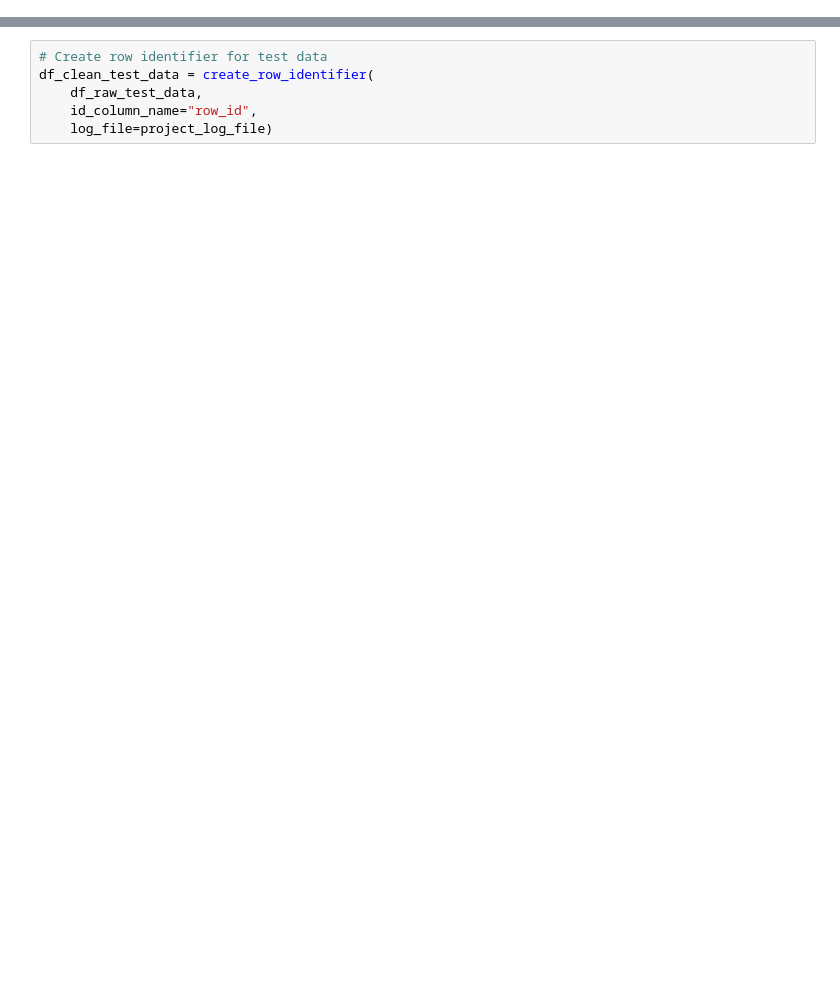
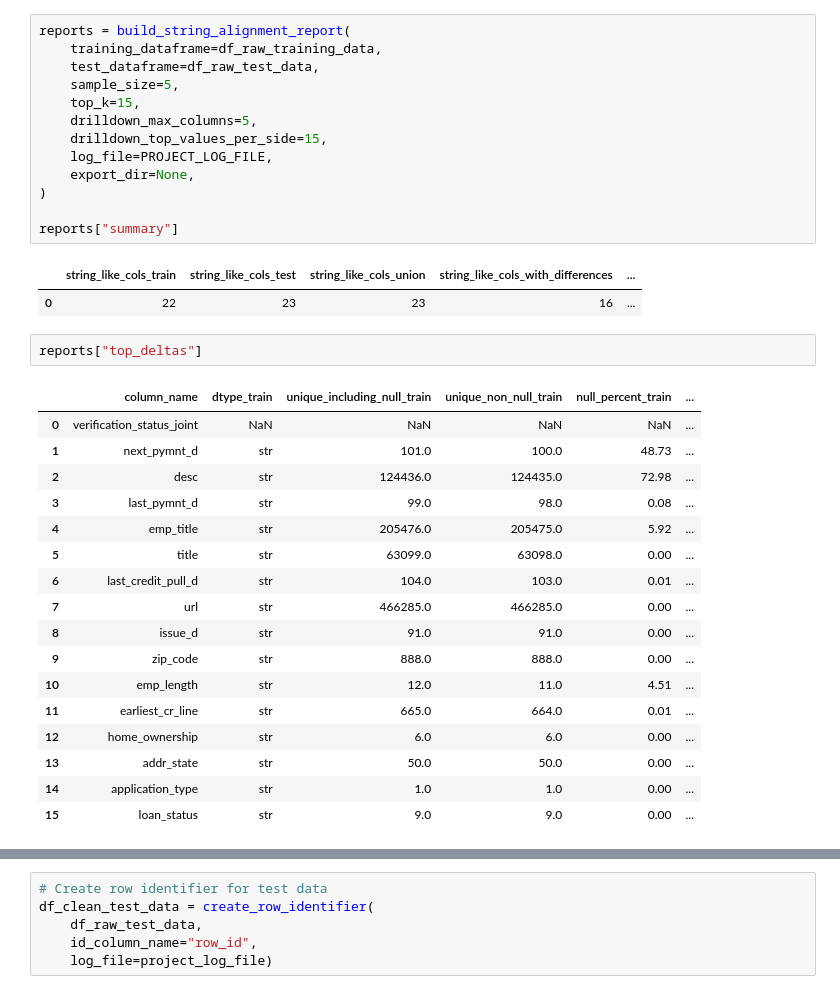
Before and after one commit to Mister-Sippi/loans-at-risk-capturing-default, a Jupyter notebook: notebooks/01_etl.ipynb, the cells around one changed output, grey strips where cells are left out. Cells and saved outputs as stored; diff of their text form; blank space fills up the shorter version.

```diff
--- a/notebooks/01_etl.ipynb
+++ b/notebooks/01_etl.ipynb
@@ -245,0 +593,36 @@ display(structural_issues_train_df)
+# %%
+reports = build_string_alignment_report(
+	training_dataframe=df_raw_training_data,
+	test_dataframe=df_raw_test_data,
+	sample_size=5,
+	top_k=15,
+	drilldown_max_columns=5,
+	drilldown_top_values_per_side=15,
+	log_file=PROJECT_LOG_FILE,
+	export_dir=None,
+)
+
+reports["summary"]
+# %% [output]
+|  | string_like_cols_train | string_like_cols_test | string_like_cols_union | string_like_cols_with_differences | ... |
+| 0 | 22 | 23 | 23 | 16 | ... |
+# %%
+reports["top_deltas"]
+# %% [output]
+|  | column_name | dtype_train | unique_including_null_train | unique_non_null_train | null_percent_train | ... |
+| 0 | verification_status_joint | NaN | NaN | NaN | NaN | ... |
+| 1 | next_pymnt_d | str | 101.0 | 100.0 | 48.73 | ... |
+| 2 | desc | str | 124436.0 | 124435.0 | 72.98 | ... |
+| 3 | last_pymnt_d | str | 99.0 | 98.0 | 0.08 | ... |
+| 4 | emp_title | str | 205476.0 | 205475.0 | 5.92 | ... |
+| 5 | title | str | 63099.0 | 63098.0 | 0.00 | ... |
+| 6 | last_credit_pull_d | str | 104.0 | 103.0 | 0.01 | ... |
+| 7 | url | str | 466285.0 | 466285.0 | 0.00 | ... |
+| 8 | issue_d | str | 91.0 | 91.0 | 0.00 | ... |
+| 9 | zip_code | str | 888.0 | 888.0 | 0.00 | ... |
+| 10 | emp_length | str | 12.0 | 11.0 | 4.51 | ... |
+| 11 | earliest_cr_line | str | 665.0 | 664.0 | 0.01 | ... |
+| 12 | home_ownership | str | 6.0 | 6.0 | 0.00 | ... |
+| 13 | addr_state | str | 50.0 | 50.0 | 0.00 | ... |
+| 14 | application_type | str | 1.0 | 1.0 | 0.00 | ... |
+| 15 | loan_status | str | 9.0 | 9.0 | 0.00 | ... |
```
Also changed, not shown: parts of 48 cells of this notebook, 30 other files.
